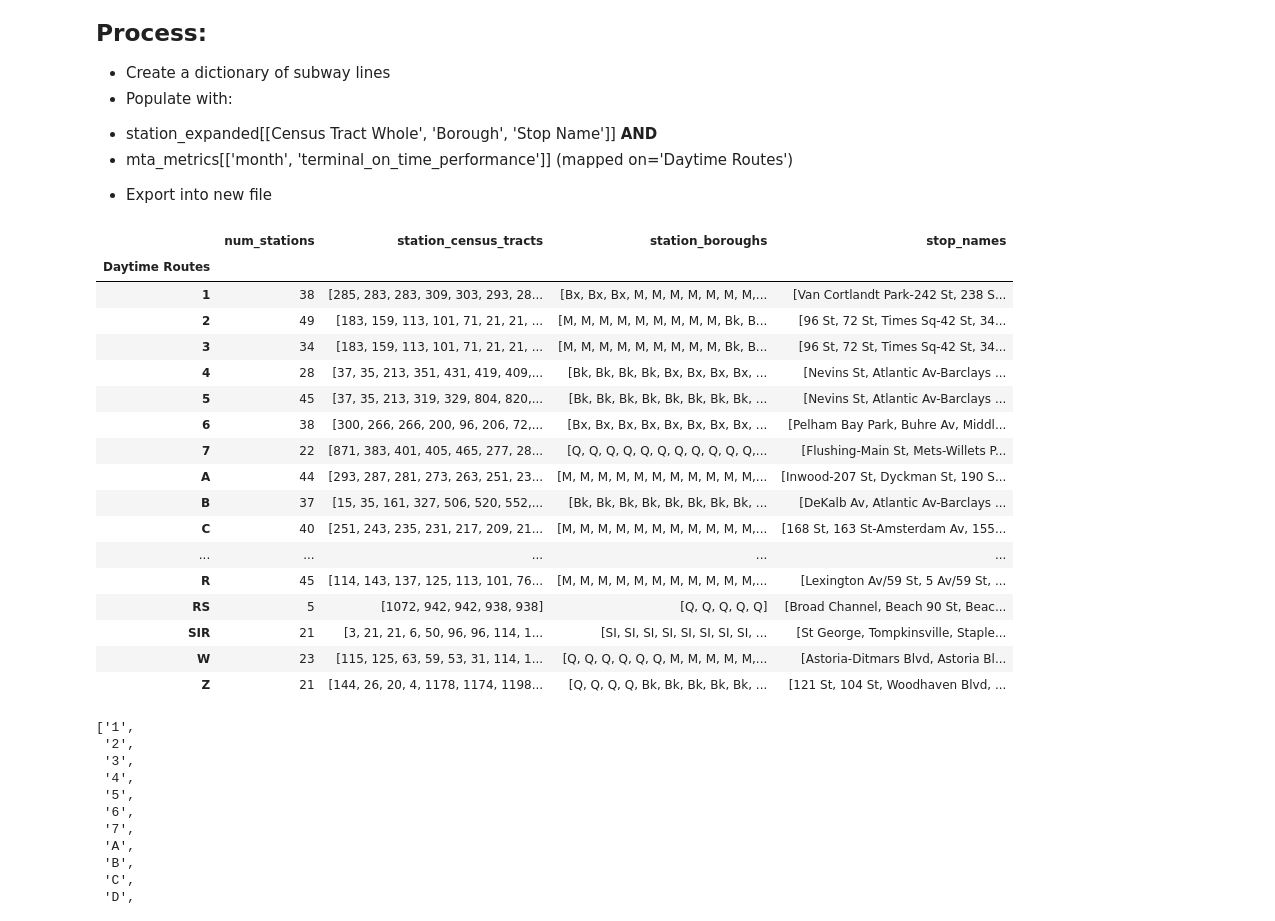
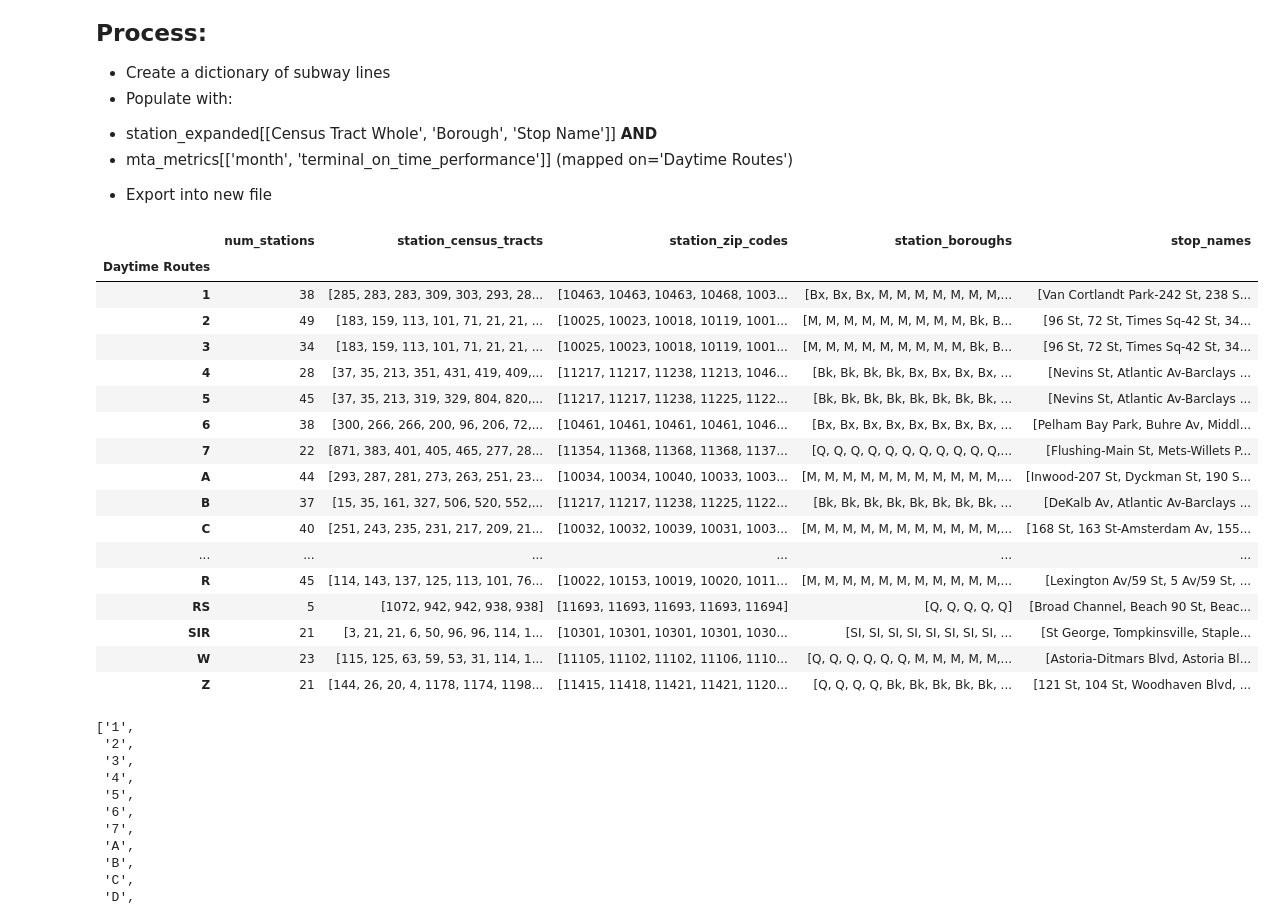
Before and after one commit to tali0n-git/NYC_Public_Schools_Analysis, a Jupyter notebook: MTA_Data_Analysis_Notebooks/MTA_Subway_Groupings.ipynb, the cells around one changed output. Drawn from its saved outputs; the diff is of its cells as text; code cells hidden in the pictures.

Commit message:
Ensured station_zip_codes data was in int form, to remove decimals.

```diff
--- a/MTA_Data_Analysis_Notebooks/MTA_Subway_Groupings.ipynb
+++ b/MTA_Data_Analysis_Notebooks/MTA_Subway_Groupings.ipynb
@@ -248,31 +248,32 @@ len(stations_expanded['Daytime Routes'].unique())
 # %%
 stations_grouped = stations_expanded.groupby('Daytime Routes').agg(
     num_stations = ('Daytime Routes', 'count'),
     station_census_tracts = ('Census Tract Whole', lambda x: x.tolist()),
+    station_zip_codes = ('zip_code', lambda x: x.tolist()),
     station_boroughs = ('Borough', lambda x: x.tolist()),
     stop_names = ('Stop Name', lambda x: x.tolist())
 )
 
 stations_grouped
 # %% [output]
-|  | num_stations | station_census_tracts | station_boroughs | stop_names |
-| Daytime Routes |  |  |  |  |
-| 1 | 38 | [285, 283, 283, 309, 303, 293, 28... | [Bx, Bx, Bx, M, M, M, M, M, M, M,... | [Van Cortlandt Park-242 St, 238 S... |
-| 2 | 49 | [183, 159, 113, 101, 71, 21, 21, ... | [M, M, M, M, M, M, M, M, M, Bk, B... | [96 St, 72 St, Times Sq-42 St, 34... |
-| 3 | 34 | [183, 159, 113, 101, 71, 21, 21, ... | [M, M, M, M, M, M, M, M, M, Bk, B... | [96 St, 72 St, Times Sq-42 St, 34... |
-| 4 | 28 | [37, 35, 213, 351, 431, 419, 409,... | [Bk, Bk, Bk, Bk, Bx, Bx, Bx, Bx, ... | [Nevins St, Atlantic Av-Barclays ... |
-| 5 | 45 | [37, 35, 213, 319, 329, 804, 820,... | [Bk, Bk, Bk, Bk, Bk, Bk, Bk, Bk, ... | [Nevins St, Atlantic Av-Barclays ... |
-| 6 | 38 | [300, 266, 266, 200, 96, 206, 72,... | [Bx, Bx, Bx, Bx, Bx, Bx, Bx, Bx, ... | [Pelham Bay Park, Buhre Av, Middl... |
-| 7 | 22 | [871, 383, 401, 405, 465, 277, 28... | [Q, Q, Q, Q, Q, Q, Q, Q, Q, Q, Q,... | [Flushing-Main St, Mets-Willets P... |
-| A | 44 | [293, 287, 281, 273, 263, 251, 23... | [M, M, M, M, M, M, M, M, M, M, M,... | [Inwood-207 St, Dyckman St, 190 S... |
-| B | 37 | [15, 35, 161, 327, 506, 520, 552,... | [Bk, Bk, Bk, Bk, Bk, Bk, Bk, Bk, ... | [DeKalb Av, Atlantic Av-Barclays ... |
-| C | 40 | [251, 243, 235, 231, 217, 209, 21... | [M, M, M, M, M, M, M, M, M, M, M,... | [168 St, 163 St-Amsterdam Av, 155... |
-| ... | ... | ... | ... | ... |
-| R | 45 | [114, 143, 137, 125, 113, 101, 76... | [M, M, M, M, M, M, M, M, M, M, M,... | [Lexington Av/59 St, 5 Av/59 St, ... |
-| RS | 5 | [1072, 942, 942, 938, 938] | [Q, Q, Q, Q, Q] | [Broad Channel, Beach 90 St, Beac... |
-| SIR | 21 | [3, 21, 21, 6, 50, 96, 96, 114, 1... | [SI, SI, SI, SI, SI, SI, SI, SI, ... | [St George, Tompkinsville, Staple... |
-| W | 23 | [115, 125, 63, 59, 53, 31, 114, 1... | [Q, Q, Q, Q, Q, Q, M, M, M, M, M,... | [Astoria-Ditmars Blvd, Astoria Bl... |
-| Z | 21 | [144, 26, 20, 4, 1178, 1174, 1198... | [Q, Q, Q, Q, Bk, Bk, Bk, Bk, Bk, ... | [121 St, 104 St, Woodhaven Blvd, ... |
+|  | num_stations | station_census_tracts | station_zip_codes | station_boroughs | stop_names |
+| Daytime Routes |  |  |  |  |  |
+| 1 | 38 | [285, 283, 283, 309, 303, 293, 28... | [10463, 10463, 10463, 10468, 1003... | [Bx, Bx, Bx, M, M, M, M, M, M, M,... | [Van Cortlandt Park-242 St, 238 S... |
+| 2 | 49 | [183, 159, 113, 101, 71, 21, 21, ... | [10025, 10023, 10018, 10119, 1001... | [M, M, M, M, M, M, M, M, M, Bk, B... | [96 St, 72 St, Times Sq-42 St, 34... |
+| 3 | 34 | [183, 159, 113, 101, 71, 21, 21, ... | [10025, 10023, 10018, 10119, 1001... | [M, M, M, M, M, M, M, M, M, Bk, B... | [96 St, 72 St, Times Sq-42 St, 34... |
+| 4 | 28 | [37, 35, 213, 351, 431, 419, 409,... | [11217, 11217, 11238, 11213, 1046... | [Bk, Bk, Bk, Bk, Bx, Bx, Bx, Bx, ... | [Nevins St, Atlantic Av-Barclays ... |
+| 5 | 45 | [37, 35, 213, 319, 329, 804, 820,... | [11217, 11217, 11238, 11225, 1122... | [Bk, Bk, Bk, Bk, Bk, Bk, Bk, Bk, ... | [Nevins St, Atlantic Av-Barclays ... |
+| 6 | 38 | [300, 266, 266, 200, 96, 206, 72,... | [10461, 10461, 10461, 10461, 1046... | [Bx, Bx, Bx, Bx, Bx, Bx, Bx, Bx, ... | [Pelham Bay Park, Buhre Av, Middl... |
+| 7 | 22 | [871, 383, 401, 405, 465, 277, 28... | [11354, 11368, 11368, 11368, 1137... | [Q, Q, Q, Q, Q, Q, Q, Q, Q, Q, Q,... | [Flushing-Main St, Mets-Willets P... |
+| A | 44 | [293, 287, 281, 273, 263, 251, 23... | [10034, 10034, 10040, 10033, 1003... | [M, M, M, M, M, M, M, M, M, M, M,... | [Inwood-207 St, Dyckman St, 190 S... |
+| B | 37 | [15, 35, 161, 327, 506, 520, 552,... | [11217, 11217, 11238, 11225, 1122... | [Bk, Bk, Bk, Bk, Bk, Bk, Bk, Bk, ... | [DeKalb Av, Atlantic Av-Barclays ... |
+| C | 40 | [251, 243, 235, 231, 217, 209, 21... | [10032, 10032, 10039, 10031, 1003... | [M, M, M, M, M, M, M, M, M, M, M,... | [168 St, 163 St-Amsterdam Av, 155... |
+| ... | ... | ... | ... | ... | ... |
+| R | 45 | [114, 143, 137, 125, 113, 101, 76... | [10022, 10153, 10019, 10020, 1011... | [M, M, M, M, M, M, M, M, M, M, M,... | [Lexington Av/59 St, 5 Av/59 St, ... |
+| RS | 5 | [1072, 942, 942, 938, 938] | [11693, 11693, 11693, 11693, 11694] | [Q, Q, Q, Q, Q] | [Broad Channel, Beach 90 St, Beac... |
+| SIR | 21 | [3, 21, 21, 6, 50, 96, 96, 114, 1... | [10301, 10301, 10301, 10301, 1030... | [SI, SI, SI, SI, SI, SI, SI, SI, ... | [St George, Tompkinsville, Staple... |
+| W | 23 | [115, 125, 63, 59, 53, 31, 114, 1... | [11105, 11102, 11102, 11106, 1110... | [Q, Q, Q, Q, Q, Q, M, M, M, M, M,... | [Astoria-Ditmars Blvd, Astoria Bl... |
+| Z | 21 | [144, 26, 20, 4, 1178, 1174, 1198... | [11415, 11418, 11421, 11421, 1120... | [Q, Q, Q, Q, Bk, Bk, Bk, Bk, Bk, ... | [121 St, 104 St, Woodhaven Blvd, ... |
 # %%
 stations_list = stations_grouped.index.to_list()
 stations_list
```
Also changed, not shown: parts of 4 cells of this notebook.
